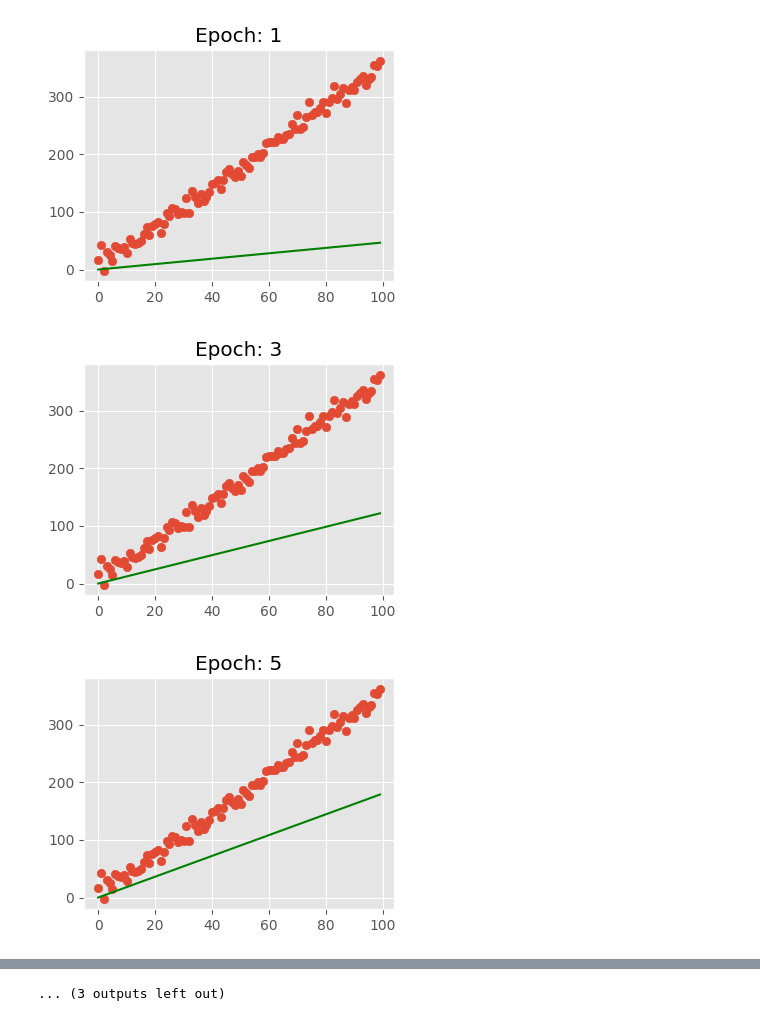
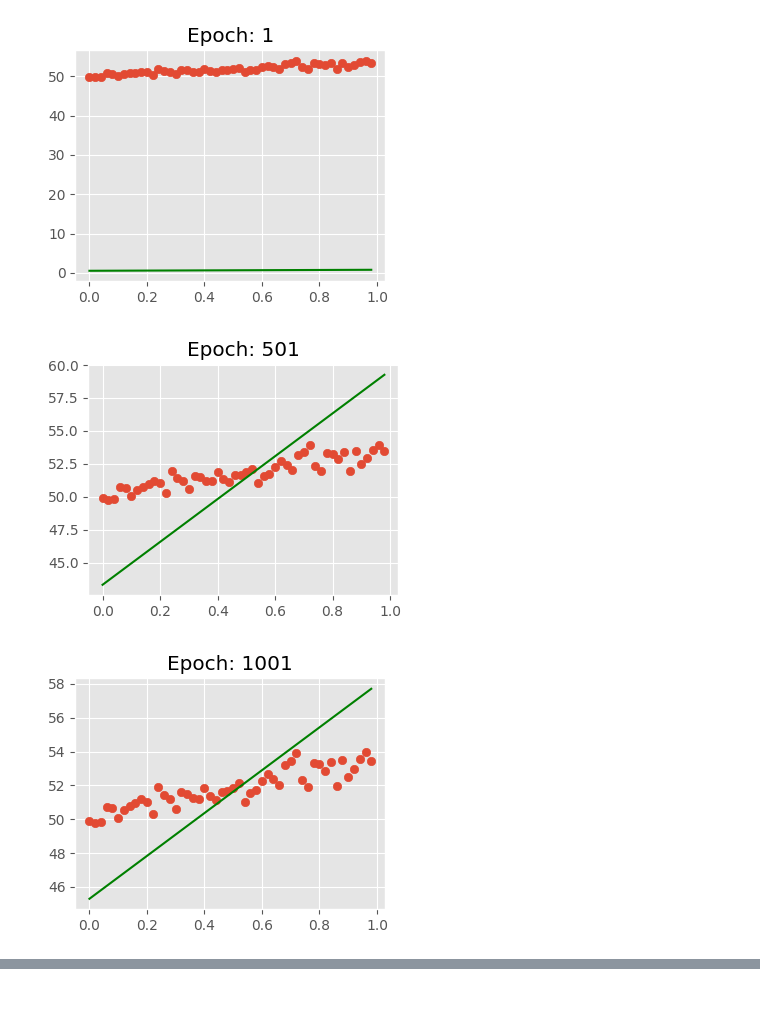
Before and after one commit to Stickman008/neural-networks-from-scratch, a Jupyter notebook: Chapter-08-Gradients_ChainRule/simple_gradient_descend.ipynb, the cells around one changed output, grey strips where cells are left out. Saved outputs shown, nothing was run; the diff lists cells and outputs as text; code cells hidden in the pictures.

```diff
--- a/Chapter-08-Gradients_ChainRule/simple_gradient_descend.ipynb
+++ b/Chapter-08-Gradients_ChainRule/simple_gradient_descend.ipynb
@@ -14,11 +14,12 @@ def plot_point_n_line(x, y, m, b, title=None):
     plt.show()
 # %%
 w_real = 3.5
-b_real = 5
+b_real = 50
 
-n_of_point = 100
-noise_amplitude = 10
-x = np.arange(n_of_point)
+n_of_point = 50
+noise_amplitude = 0.5
+# x = np.arange(n_of_point)
+x = np.arange(0, 1, 1/n_of_point)
 noise = noise_amplitude*np.random.randn(n_of_point)
 y = x*w_real+b_real + noise
 plot_point_n_line(x, y, w_real, b_real, "Training Data")
@@ -27,7 +28,8 @@ plot_point_n_line(x, y, w_real, b_real, "Training Data")
 # %%
-learning_rate = 2e-5
-epochs = 10_000
+learning_rate = 5e-3
+epochs = 20_000
 
+# Initalize weight, bias
 weight, bias = 0, 0
 # %%
 # Calculate gradient descend
@@ -36,16 +38,16 @@ def gradient_descend(weight, bias, x, y_real, learning_rate):
     # loss function: sum((y-y_hat)**2)/N
     # y_hat = x*w + b
     # then -> loss: sum((y_real-x*w-b)**2)/N
-    # diff_respect_to_w -> 2*(y_real-x*w-b)*(-x)
-    # diff_respect_to_b -> 2*(y_real-x*w-b)*(-1)
-    # Calculate derivetive
+    # diff_respect_to_w -> 2*(y_real-x*w-b)*(-x)/N
+    # diff_respect_to_b -> 2*(y_real-x*w-b)*(-1)/N
+    # Calculate derivative
     N = y_real.shape[0]
-    dl_dw = np.sum(2*(y_real-x*weight-bias)*(-x))
-    dl_db = np.sum(2*(y_real-x*weight-bias)*(-1))
+    dl_dw = np.sum(2*(y_real-x*weight-bias)*(-x))/N
+    dl_db = np.sum(2*(y_real-x*weight-bias)*(-1))/N
 
     # Step in gradient
-    weight_new = weight - learning_rate * dl_dw * 1/N
-    bias_new = bias - learning_rate * dl_db * 1/N
+    weight_new = weight - learning_rate * dl_dw
+    bias_new = bias - learning_rate * dl_db
     return weight_new, bias_new
 # %%
 # Training
@@ -66,9 +68,7 @@ for epoch in range(1, epochs+1):
 
     # Calculate loss
     N = x.shape[0]
-    loss = (y_hat-y)**2
-    loss = np.sum(loss/N, axis=0)
-    # loss = np.divide(np.sum(loss, axis=0), N)
+    loss = np.divide(np.sum((y_hat-y)**2, axis=0), N)
 
     # Add to history
     history['loss'].append(loss)
@@ -86,11 +88,11 @@ Epoch: 10000/10000      | loss: 102.34795108764774, weight: 3.5617658962479015,
 # plt.plot(history['loss'][100:])
 # plt.show()
 # %%
-show_each = 2
-for epoch in range(30):
+show_each = 500
+for epoch in range(5_000):
     if show_each != 0 and not epoch%show_each:
         plot_point_n_line(x, y, history['weight'][epoch], history['bias'][epoch], f'Epoch: {epoch+1}')
 # %% [output]
-[figure, old version]
+[figure, new version]
-[figure, old version]
+[figure, new version]
-[figure, old version]
+[figure, new version]
@@ -106,4 +106,3 @@ for epoch in range(30):
-... (3 outputs left out)
 # %%
 print(f'real_weight: {w_real}, real_bias: {b_real}')
 print(f'weight: {weight}, bias: {bias}')
```
Also changed, not shown: parts of 4 cells of this notebook, 4 other files.
